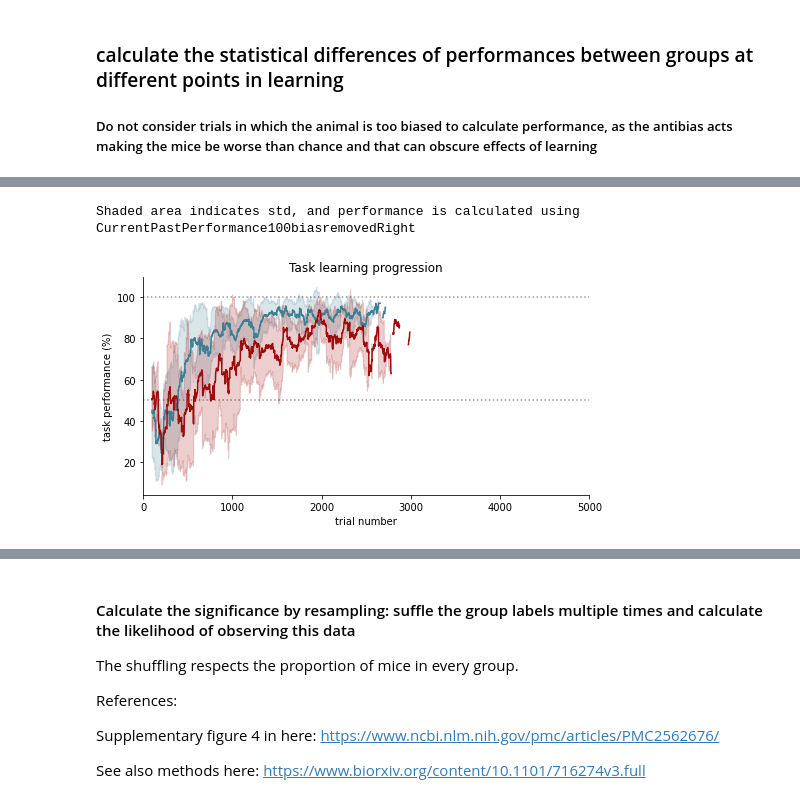
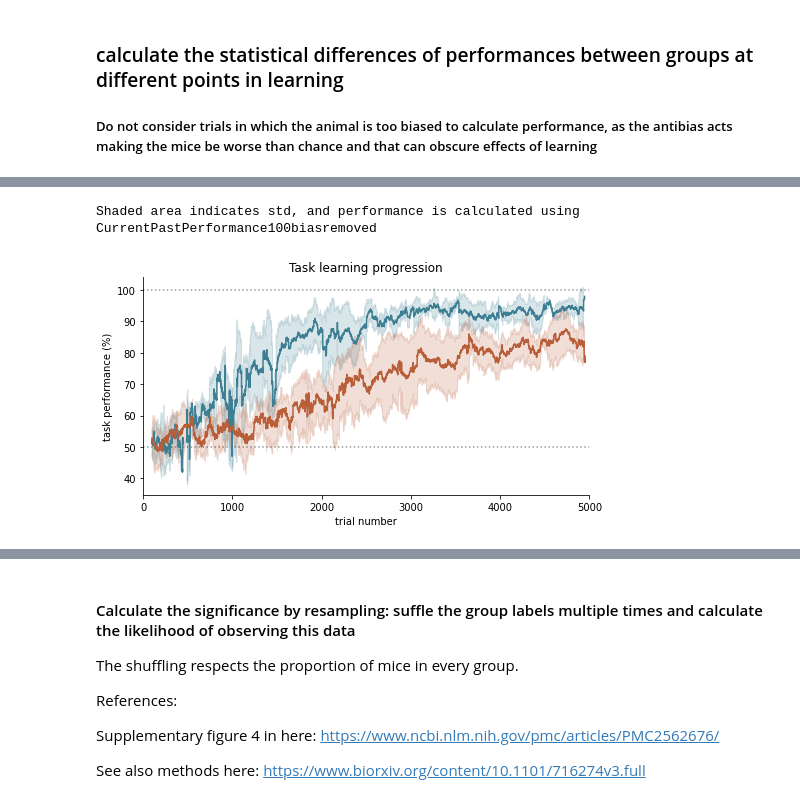
Before and after one commit to SainsburyWellcomeCentre/SJLab_APE_paper, a Jupyter notebook: docs/figures_notebooks/Figure_1_HIJLMN_Nature.ipynb, the cells around one changed output, grey strips where cells are left out. Cells and saved outputs as stored; diff of their text form; code cells hidden in the pictures.

```diff
--- a/docs/figures_notebooks/Figure_1_HIJLMN_Nature.ipynb
+++ b/docs/figures_notebooks/Figure_1_HIJLMN_Nature.ipynb
@@ -225,40 +225,28 @@ plt.show(fig)
 #### Recalculate performance
 PAST_WINDOW = 100
 CumPerList = []
-CumPerListLeft = []
-CumPerListRight = []
-bias_mask_left = df_to_plot.TrialSide==1
-bias_mask_right = df_to_plot.TrialSide==2
+
 for Sid in pd.unique(df_to_plot['SessionID']):
     CumPerList.append(cuf.perf_window_calculator(df_to_plot[np.logical_and(bias_mask,
                                                                            df_to_plot['SessionID']==Sid)],
                                                  PAST_WINDOW))
-    CumPerListLeft.append(cuf.perf_window_calculator(df_to_plot[np.logical_and(bias_mask_left,
-                                                                               df_to_plot['SessionID']==Sid)],
-                                                 PAST_WINDOW))
-    CumPerListRight.append(cuf.perf_window_calculator(df_to_plot[np.logical_and(bias_mask_right,
-                                                                               df_to_plot['SessionID']==Sid)],
-                                                 PAST_WINDOW))
 # flatten the list of lists
 df_to_plot.loc[bias_mask, 'CurrentPastPerformance100biasremoved'] = np.array(list(chain(*[x for x in CumPerList])))
-df_to_plot.loc[bias_mask_left, 'CurrentPastPerformance100biasremovedLeft'] = np.array(list(chain(*[x for x in CumPerListLeft])))
-df_to_plot.loc[bias_mask_right, 'CurrentPastPerformance100biasremovedRight'] = np.array(list(chain(*[x for x in CumPerListRight])))
 # %%
 # Performance differences between groups across learning
-col_to_plot = 'CurrentPastPerformance100biasremovedRight'
-df_to_plot_left = df_to_plot[df_to_plot.TrialSide==2].copy()
+col_to_plot = 'CurrentPastPerformance100biasremoved'
 # recalculate CumulativeCumulativeTrialNumberByProtocol
-for Aid in pd.unique(df_to_plot_left['AnimalID']):
-    adf = df_to_plot_left[df_to_plot_left['AnimalID']==Aid].copy()
+for Aid in pd.unique(df_to_plot['AnimalID']):
+    adf = df_to_plot[df_to_plot['AnimalID']==Aid].copy()
     ctnbp = [range(1, len(adf)+1)]
-    df_to_plot_left.loc[df_to_plot_left['AnimalID']==Aid, 'CumulativeTrialNumberByProtocol'] = np.array(list(chain(*ctnbp)))
+    df_to_plot.loc[df_to_plot['AnimalID']==Aid, 'CumulativeTrialNumberByProtocol'] = np.array(list(chain(*ctnbp)))
 
-fig1 = make_figures.make_figure_differences_performance_between_groups(df_to_plot_left, col_to_plot,
+fig1 = make_figures.make_figure_differences_performance_between_groups(df_to_plot, col_to_plot,
                                                                        hue_order, color_palette)
 
-plt.savefig('ED2e.pdf', transparent=True, bbox_inches='tight')
-fig1.show()
+# plt.savefig('fig.pdf', transparent=True, bbox_inches='tight')
+# fig1.show()
 print('Shaded area indicates std, and performance is calculated using', col_to_plot)
 # %% [output]
-Shaded area indicates std, and performance is calculated using CurrentPastPerformance100biasremovedRight
+Shaded area indicates std, and performance is calculated using CurrentPastPerformance100biasremoved
-[figure, old version]
+[figure, new version]
```
Also changed, not shown: parts of 17 cells of this notebook, 44 other files.
